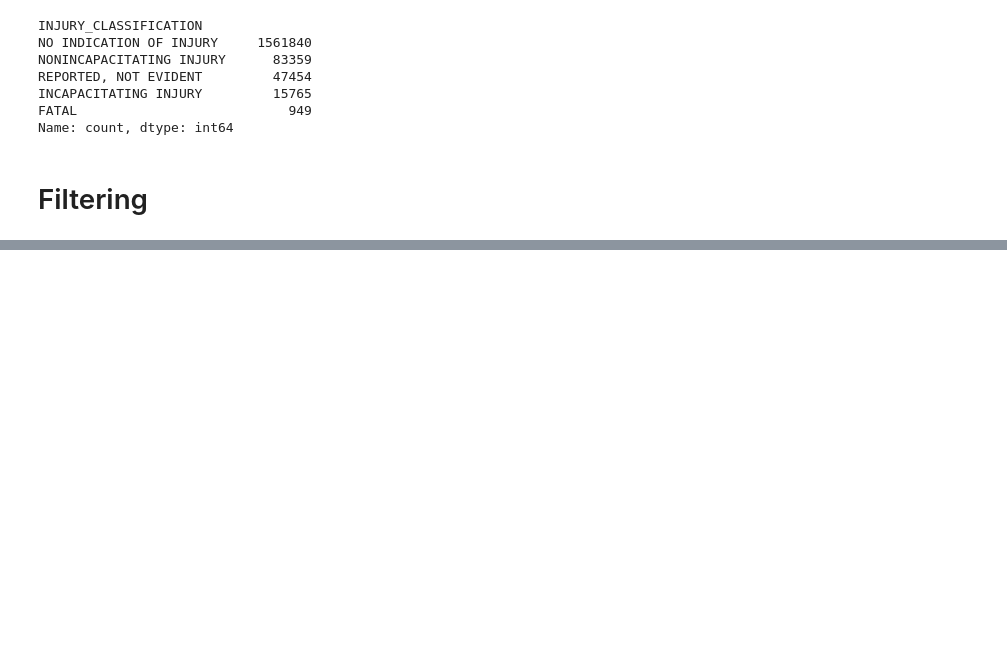
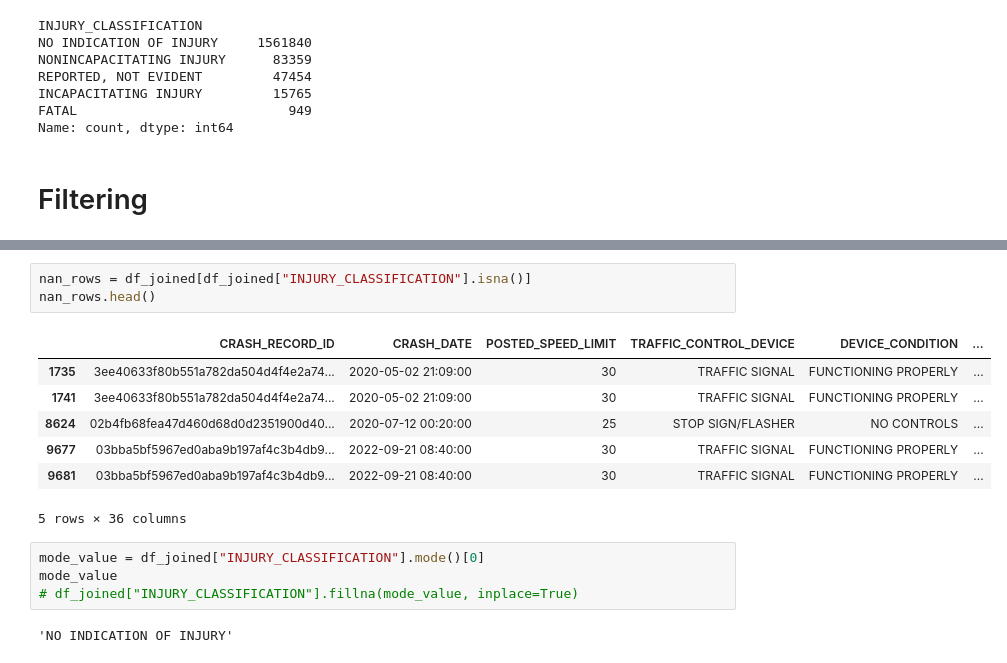
Before and after one commit to Ashendy/CarCrash_Chicago, a Jupyter notebook: HT_working.ipynb, the cells around one changed output, grey strips where cells are left out. Cells and saved outputs as stored; diff of their text form; blank space fills up the shorter version.

```diff
--- a/HT_working.ipynb
+++ b/HT_working.ipynb
@@ -599,0 +692,17 @@ dtype: int64
+# %%
+nan_rows = df_joined[df_joined["INJURY_CLASSIFICATION"].isna()]
+nan_rows.head()
+# %% [output]
+|  | CRASH_RECORD_ID | CRASH_DATE | POSTED_SPEED_LIMIT | TRAFFIC_CONTROL_DEVICE | DEVICE_CONDITION | ... |
+| 1735 | 3ee40633f80b551a782da504d4f4e2a74... | 2020-05-02 21:09:00 | 30 | TRAFFIC SIGNAL | FUNCTIONING PROPERLY | ... |
+| 1741 | 3ee40633f80b551a782da504d4f4e2a74... | 2020-05-02 21:09:00 | 30 | TRAFFIC SIGNAL | FUNCTIONING PROPERLY | ... |
+| 8624 | 02b4fb68fea47d460d68d0d2351900d40... | 2020-07-12 00:20:00 | 25 | STOP SIGN/FLASHER | NO CONTROLS | ... |
+| 9677 | 03bba5bf5967ed0aba9b197af4c3b4db9... | 2022-09-21 08:40:00 | 30 | TRAFFIC SIGNAL | FUNCTIONING PROPERLY | ... |
+| 9681 | 03bba5bf5967ed0aba9b197af4c3b4db9... | 2022-09-21 08:40:00 | 30 | TRAFFIC SIGNAL | FUNCTIONING PROPERLY | ... |
+5 rows × 36 columns
+# %%
+mode_value = df_joined["INJURY_CLASSIFICATION"].mode()[0]
+mode_value
+# df_joined["INJURY_CLASSIFICATION"].fillna(mode_value, inplace=True)
+# %% [output]
+'NO INDICATION OF INJURY'
```
Also changed, not shown: parts of 46 cells of this notebook, 1 other file.
